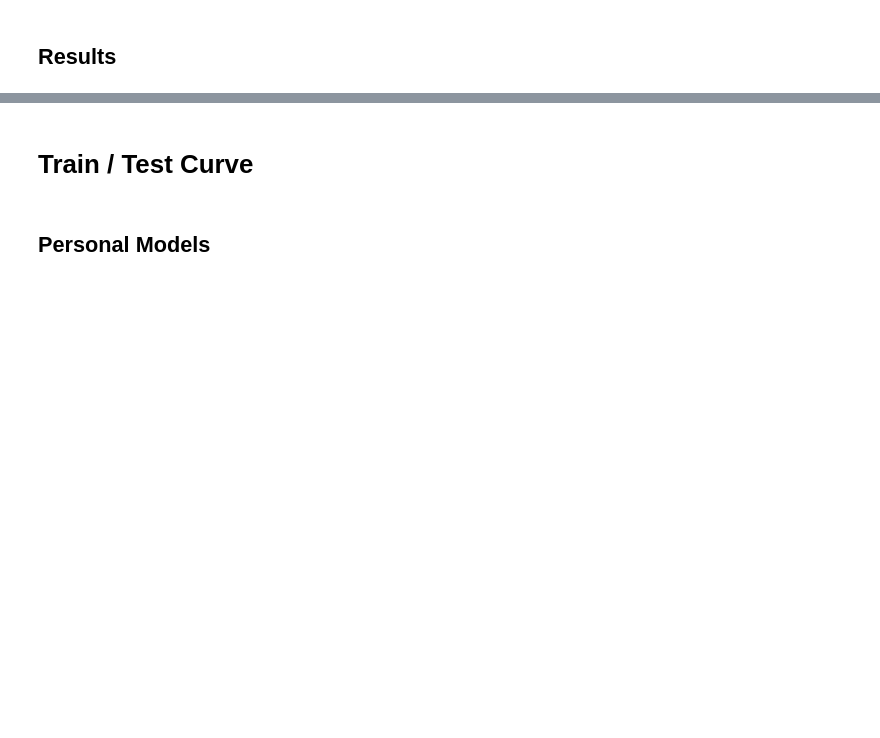
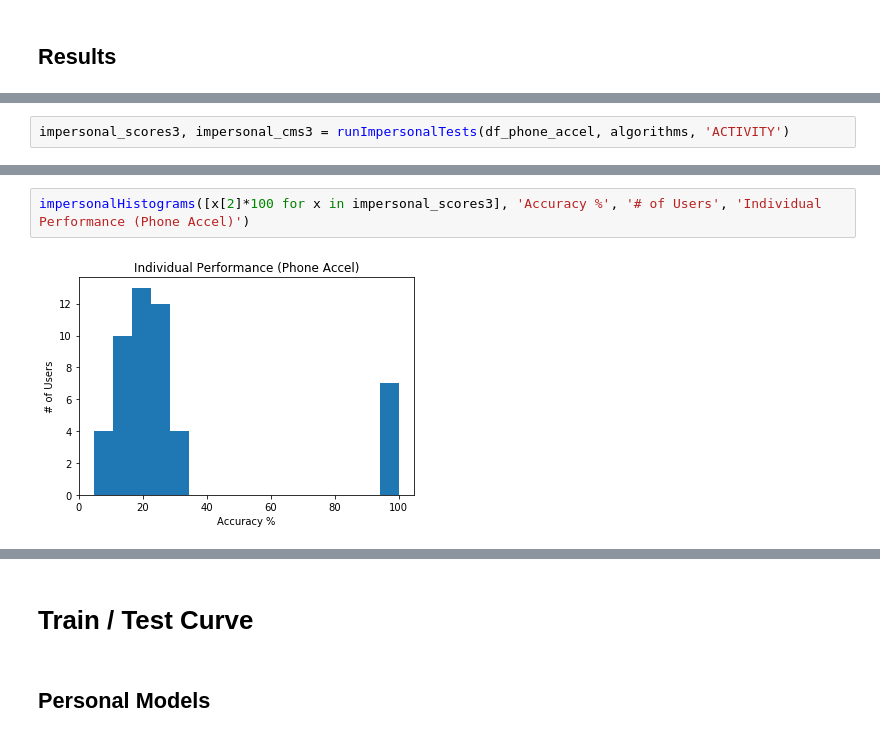
Before and after one commit to kenyoneda/Activity-Recognition-Biometric-Scripts, a Jupyter notebook: Scripts.ipynb, the cells around one changed output, grey strips where cells are left out. Saved outputs shown, nothing was run; the diff lists cells and outputs as text; blank space fills up the shorter version.

```diff
--- a/Scripts.ipynb
+++ b/Scripts.ipynb
@@ -519,0 +514,2 @@ subset3_scores
+# %%
+impersonal_scores3, impersonal_cms3 = runImpersonalTests(df_phone_accel, algorithms, 'ACTIVITY')
@@ -519,0 +631,4 @@ subset3_scores
+# %%
+impersonalHistograms([x[2]*100 for x in impersonal_scores3], 'Accuracy %', '# of Users', 'Individual Performance (Phone Accel)')
+# %% [output]
+[figure, added]
```
Also changed, not shown: parts of 124 cells of this notebook.
